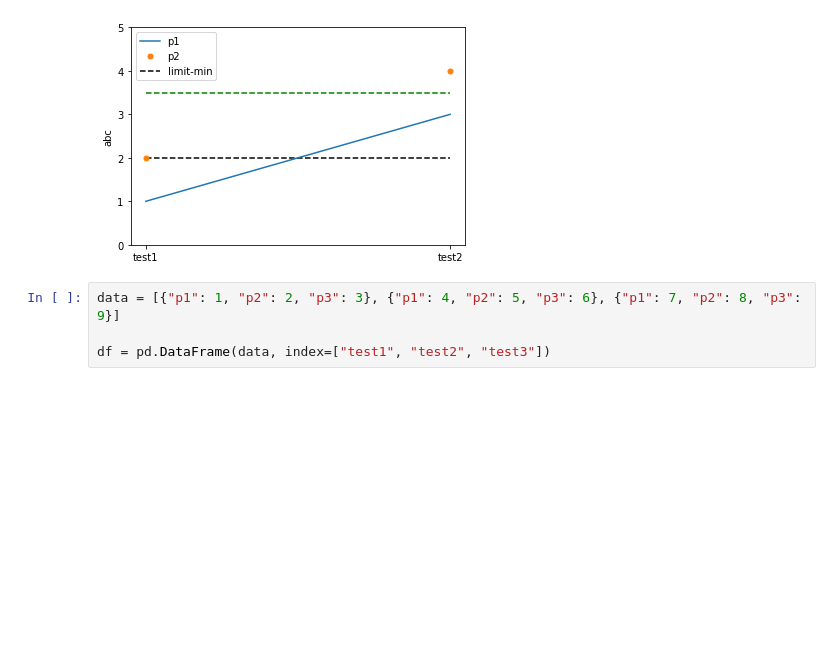
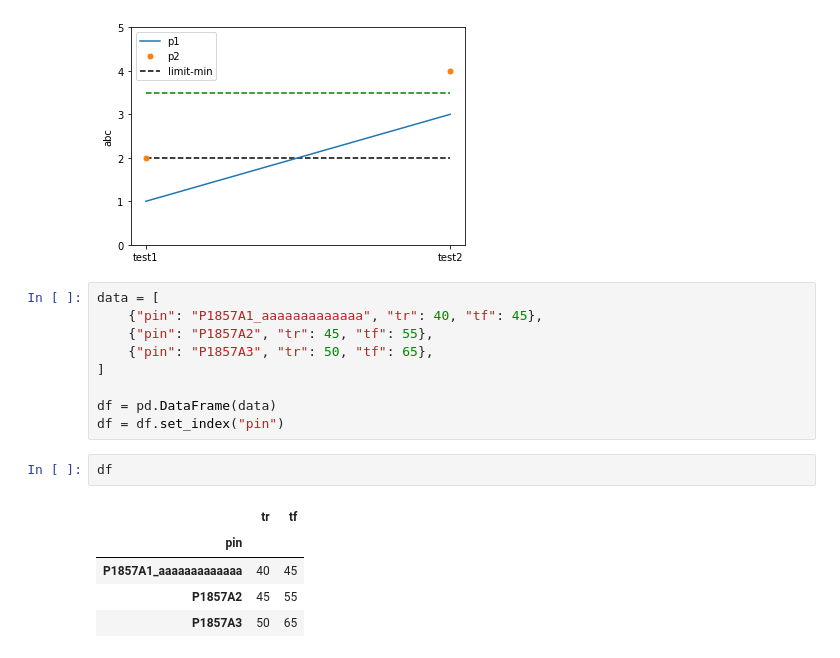
Before and after one commit to ri003074/Python3, a Jupyter notebook: src/matplotlib/matplotlib_summary.ipynb, the cells around one changed output. Cells and saved outputs as stored; diff of their text form; blank space fills up the shorter version.

```diff
--- a/src/matplotlib/matplotlib_summary.ipynb
+++ b/src/matplotlib/matplotlib_summary.ipynb
@@ -88,7 +88,20 @@ ax.legend()
 <matplotlib.legend.Legend at 0x...>
 [figure]
 # %%
-data = [{"p1": 1, "p2": 2, "p3": 3}, {"p1": 4, "p2": 5, "p3": 6}, {"p1": 7, "p2": 8, "p3": 9}]
+data = [
+    {"pin": "P1857A1_aaaaaaaaaaaaa", "tr": 40, "tf": 45},
+    {"pin": "P1857A2", "tr": 45, "tf": 55},
+    {"pin": "P1857A3", "tr": 50, "tf": 65},
+]
 
-df = pd.DataFrame(data, index=["test1", "test2", "test3"])
+df = pd.DataFrame(data)
+df = df.set_index("pin")
+# %%
+df
+# %% [output]
+|  | tr | tf |
+| pin |  |  |
+| P1857A1_aaaaaaaaaaaaa | 40 | 45 |
+| P1857A2 | 45 | 55 |
+| P1857A3 | 50 | 65 |
 # %%
```
Also changed, not shown: parts of 4 cells of this notebook, 1 other file.
